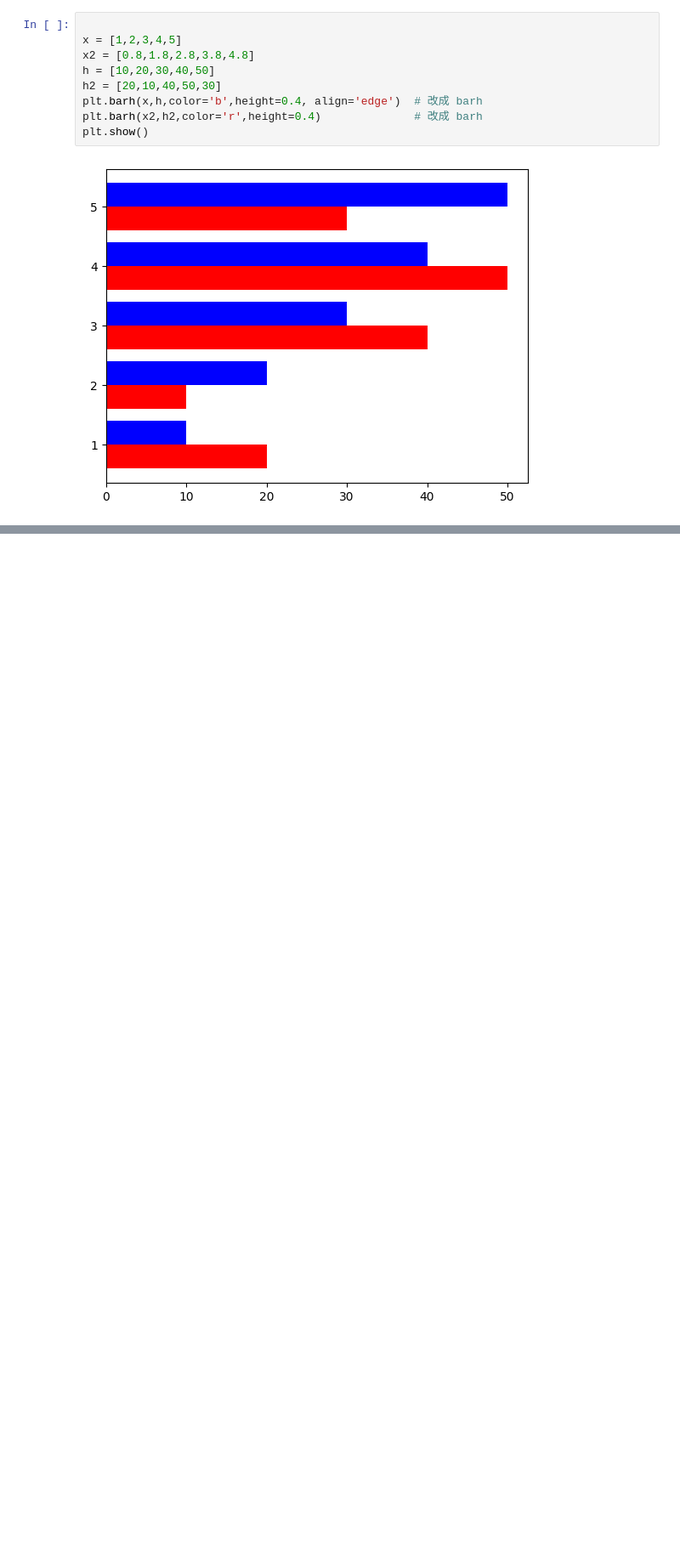
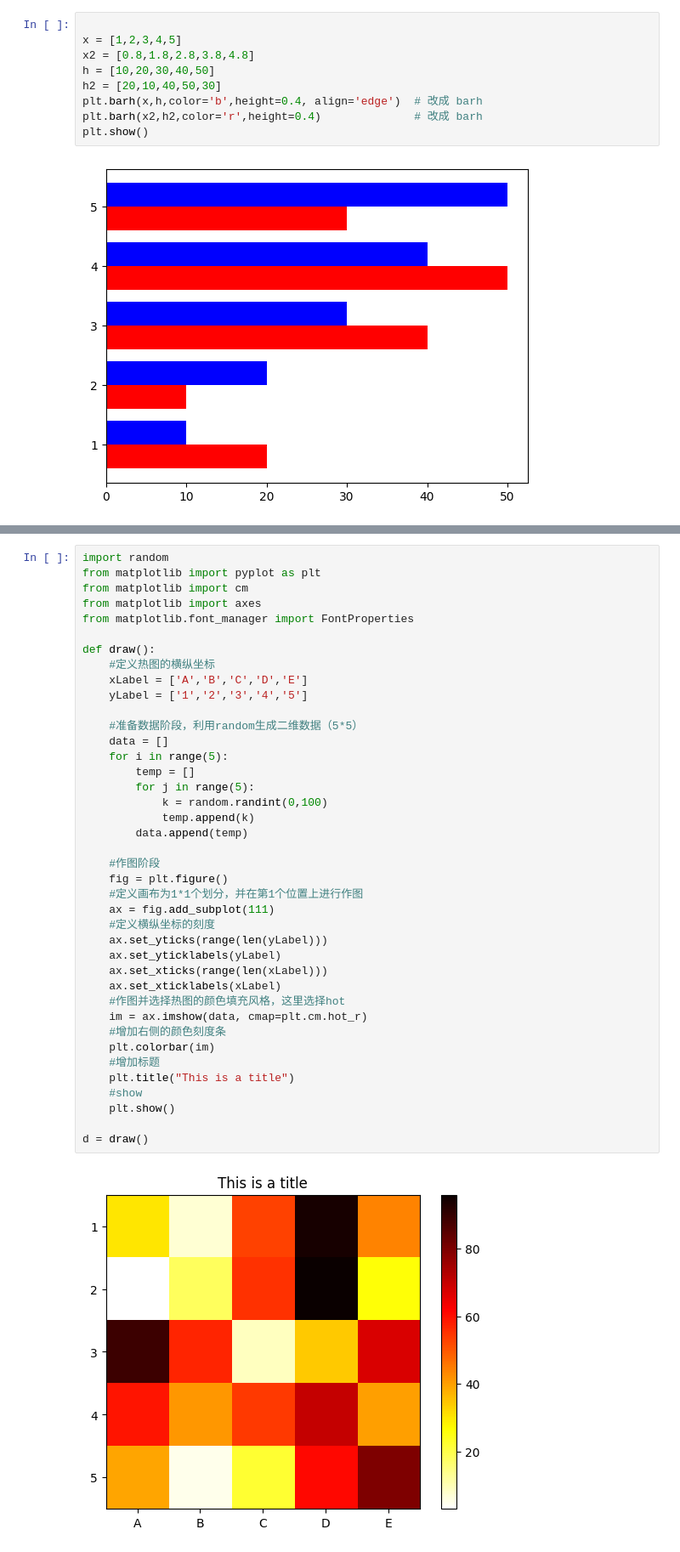
Before and after one commit to mccoy0928/-, a Jupyter notebook: 20230720_matplotlib_ex.ipynb, the cells around one changed output, grey strips where cells are left out. Shown at 85% size. Cells and saved outputs as stored; diff of their text form; blank space fills up the shorter version.

```diff
--- a/20230720_matplotlib_ex.ipynb
+++ b/20230720_matplotlib_ex.ipynb
@@ -162,0 +165,42 @@ plt.show()
+# %%
+import random
+from matplotlib import pyplot as plt
+from matplotlib import cm
+from matplotlib import axes
+from matplotlib.font_manager import FontProperties
+
+def draw():
+    #定义热图的横纵坐标
+    xLabel = ['A','B','C','D','E']
+    yLabel = ['1','2','3','4','5']
+
+    #准备数据阶段，利用random生成二维数据（5*5）
+    data = []
+    for i in range(5):
+        temp = []
+        for j in range(5):
+            k = random.randint(0,100)
+            temp.append(k)
+        data.append(temp)
+
+    #作图阶段
+    fig = plt.figure()
+    #定义画布为1*1个划分，并在第1个位置上进行作图
+    ax = fig.add_subplot(111)
+    #定义横纵坐标的刻度
+    ax.set_yticks(range(len(yLabel)))
+    ax.set_yticklabels(yLabel)
+    ax.set_xticks(range(len(xLabel)))
+    ax.set_xticklabels(xLabel)
+    #作图并选择热图的颜色填充风格，这里选择hot
+    im = ax.imshow(data, cmap=plt.cm.hot_r)
+    #增加右侧的颜色刻度条
+    plt.colorbar(im)
+    #增加标题
+    plt.title("This is a title")
+    #show
+    plt.show()
+
+d = draw()
+# %% [output]
+[figure, added]
```
Also changed, not shown: parts of 1 cell of this notebook.
